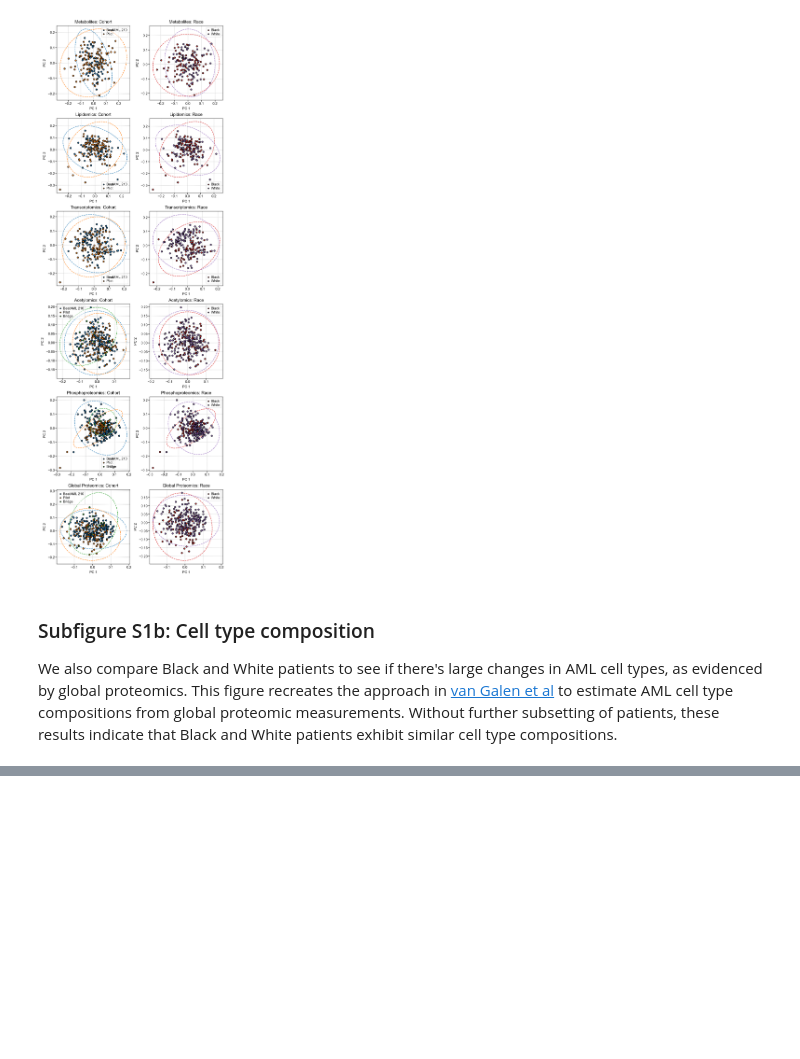
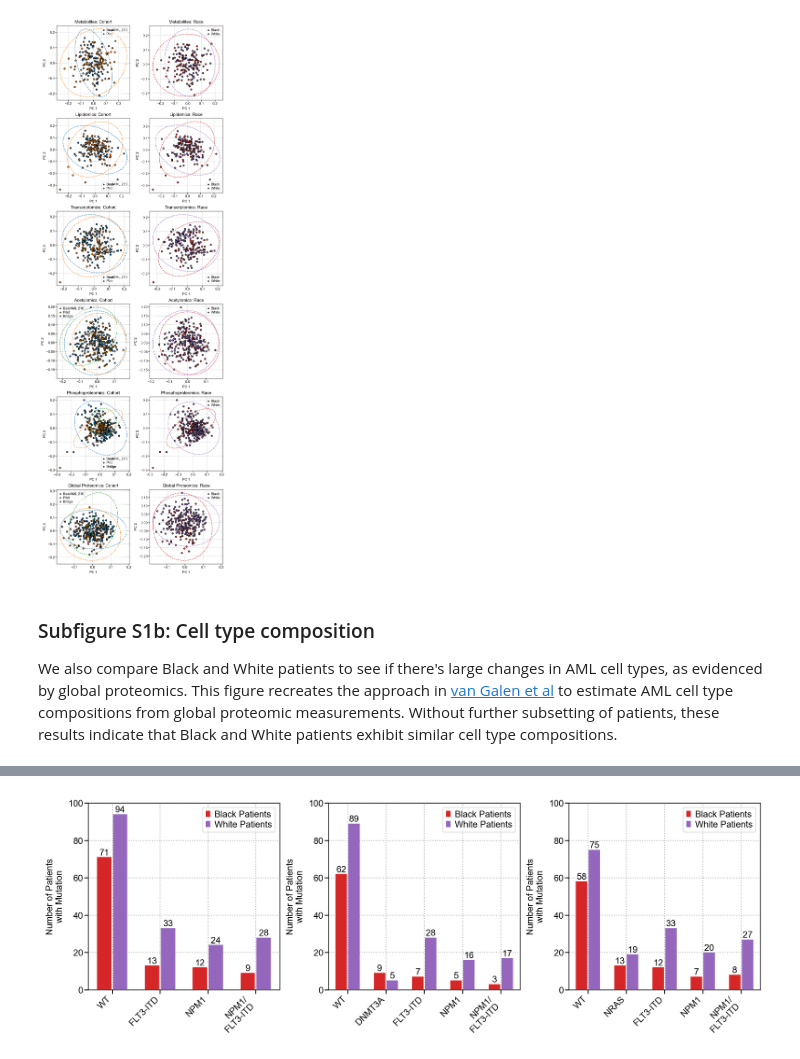
Before and after one commit to PNNL-CompBio/amlMultidrugResistance, a Jupyter notebook: aml_outcome_disparities/analysis/figS1/figureS1.ipynb, the cells around one changed output, grey strips where cells are left out. Saved outputs shown, nothing was run; the diff lists cells and outputs as text; code cells hidden in the pictures; blank space fills up the shorter version.

```diff
--- a/aml_outcome_disparities/analysis/figS1/figureS1.ipynb
+++ b/aml_outcome_disparities/analysis/figS1/figureS1.ipynb
@@ -28,0 +42,5 @@ fig_S1b = make_figure_S1b()
+# %%
+from figureS1d import make_figure as make_figure_S1d
+fig_S1d = make_figure_S1d()
+# %% [output]
+[figure, added]
```
Also changed, not shown: parts of 12 cells of this notebook, 1 other file.
